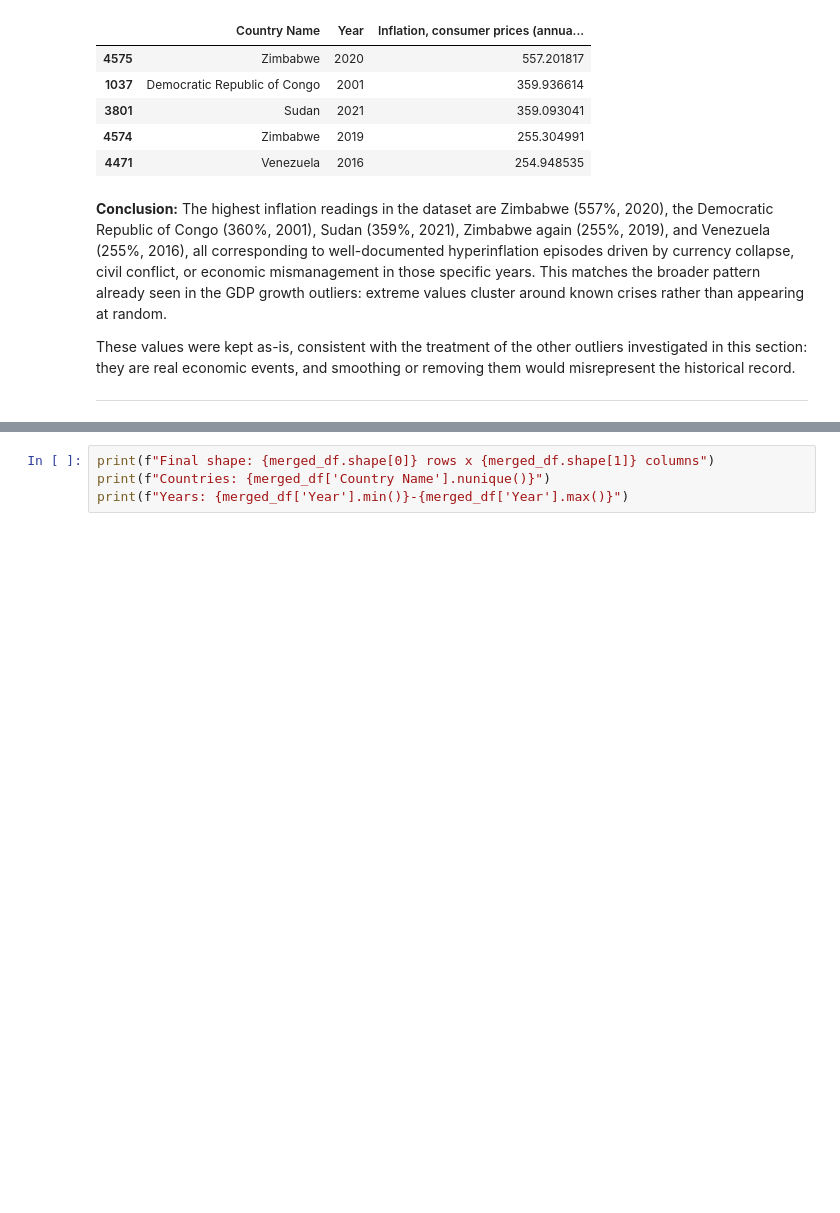
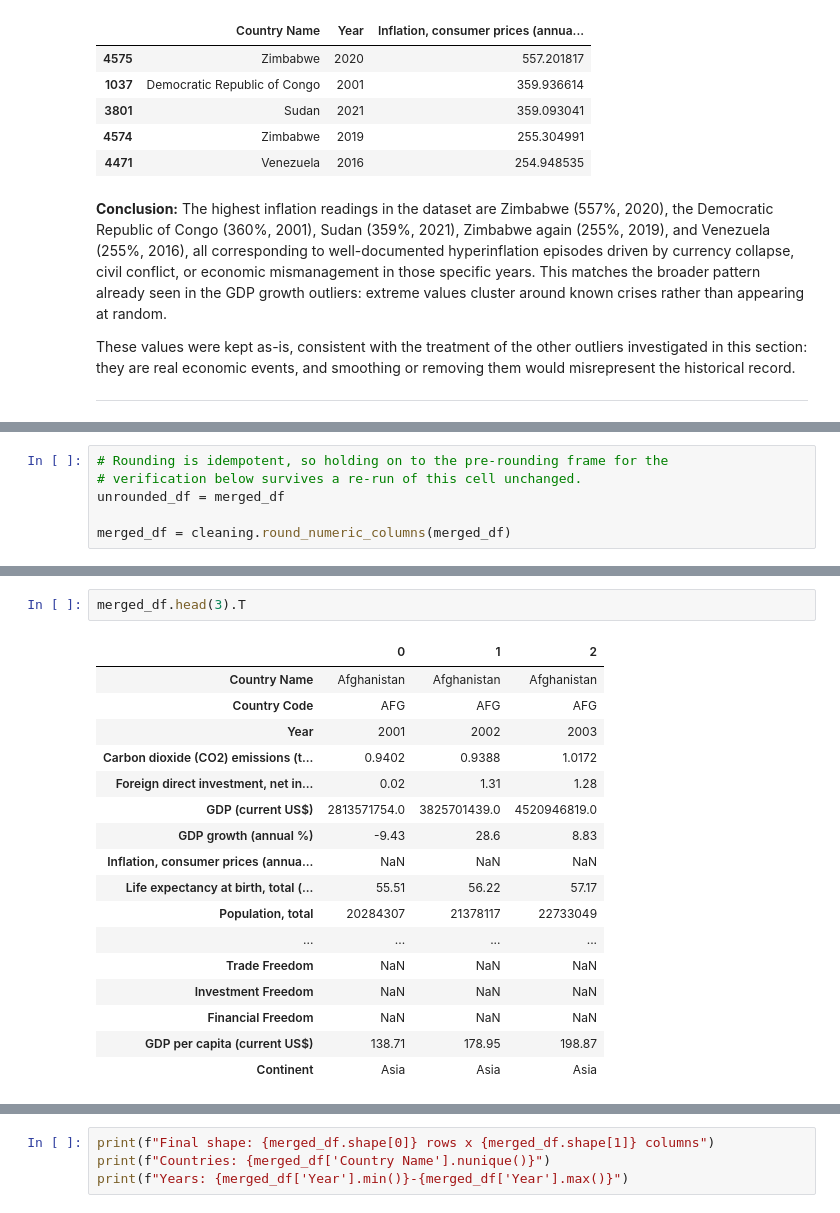
Before and after one commit to ValentimPiazera/wb-economic-freedom, a Jupyter notebook: notebooks/I-cleaning.ipynb, the cells around one changed output, grey strips where cells are left out. Cells and saved outputs as stored; diff of their text form; blank space fills up the shorter version.

```diff
--- a/notebooks/I-cleaning.ipynb
+++ b/notebooks/I-cleaning.ipynb
@@ -963,0 +993,6 @@ These values were kept as-is, consistent with the treatment of the other outlier
+# %%
+# Rounding is idempotent, so holding on to the pre-rounding frame for the
+# verification below survives a re-run of this cell unchanged.
+unrounded_df = merged_df
+
+merged_df = cleaning.round_numeric_columns(merged_df)
@@ -963,0 +1049,20 @@ These values were kept as-is, consistent with the treatment of the other outlier
+# %%
+merged_df.head(3).T
+# %% [output]
+|  | 0 | 1 | 2 |
+| Country Name | Afghanistan | Afghanistan | Afghanistan |
+| Country Code | AFG | AFG | AFG |
+| Year | 2001 | 2002 | 2003 |
+| Carbon dioxide (CO2) emissions (t... | 0.9402 | 0.9388 | 1.0172 |
+| Foreign direct investment, net in... | 0.02 | 1.31 | 1.28 |
+| GDP (current US$) | 2813571754.0 | 3825701439.0 | 4520946819.0 |
+| GDP growth (annual %) | -9.43 | 28.6 | 8.83 |
+| Inflation, consumer prices (annua... | NaN | NaN | NaN |
+| Life expectancy at birth, total (... | 55.51 | 56.22 | 57.17 |
+| Population, total | 20284307 | 21378117 | 22733049 |
+| ... | ... | ... | ... |
+| Trade Freedom | NaN | NaN | NaN |
+| Investment Freedom | NaN | NaN | NaN |
+| Financial Freedom | NaN | NaN | NaN |
+| GDP per capita (current US$) | 138.71 | 178.95 | 198.87 |
+| Continent | Asia | Asia | Asia |
```
Also changed, not shown: parts of 9 cells of this notebook, 4 other files.
